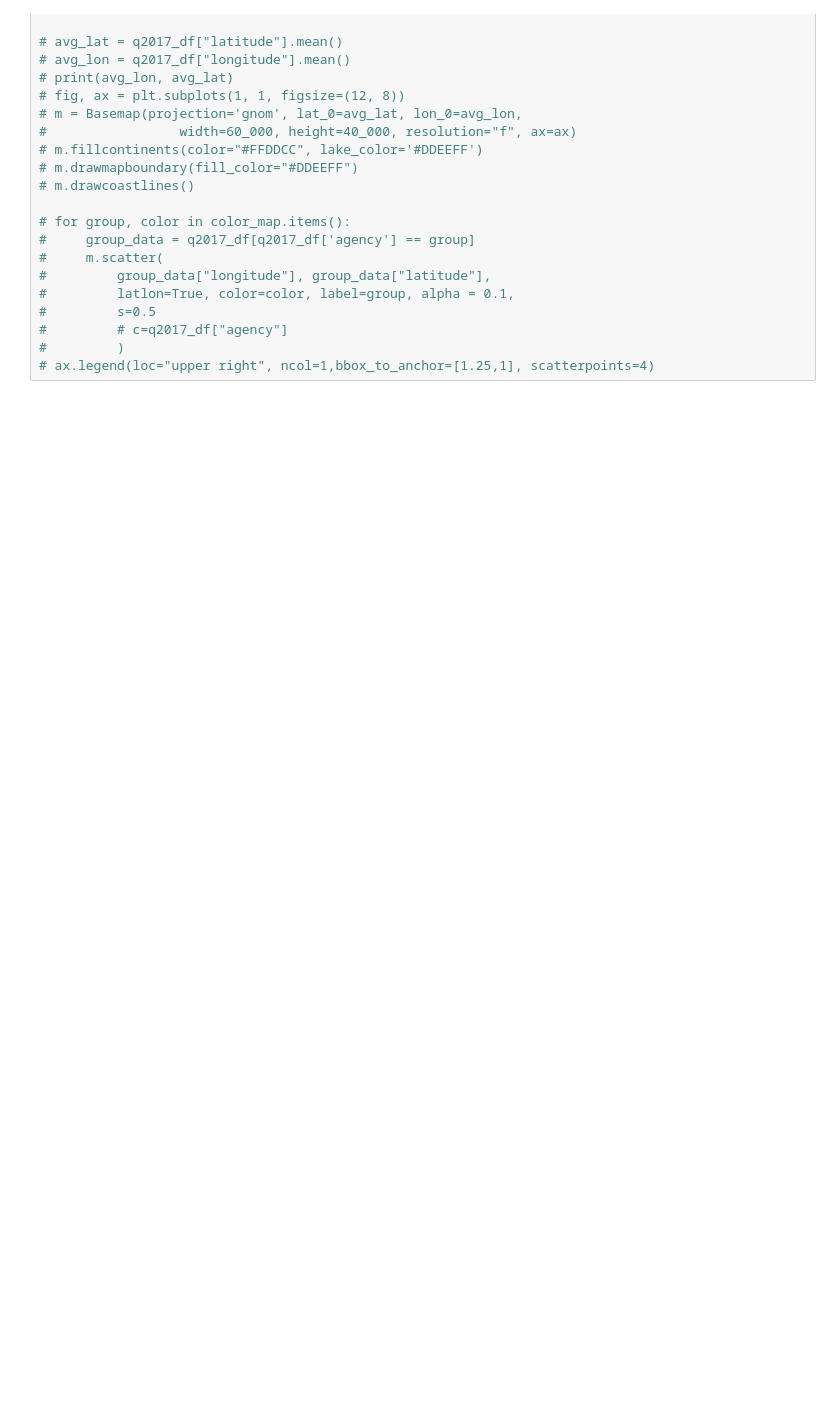
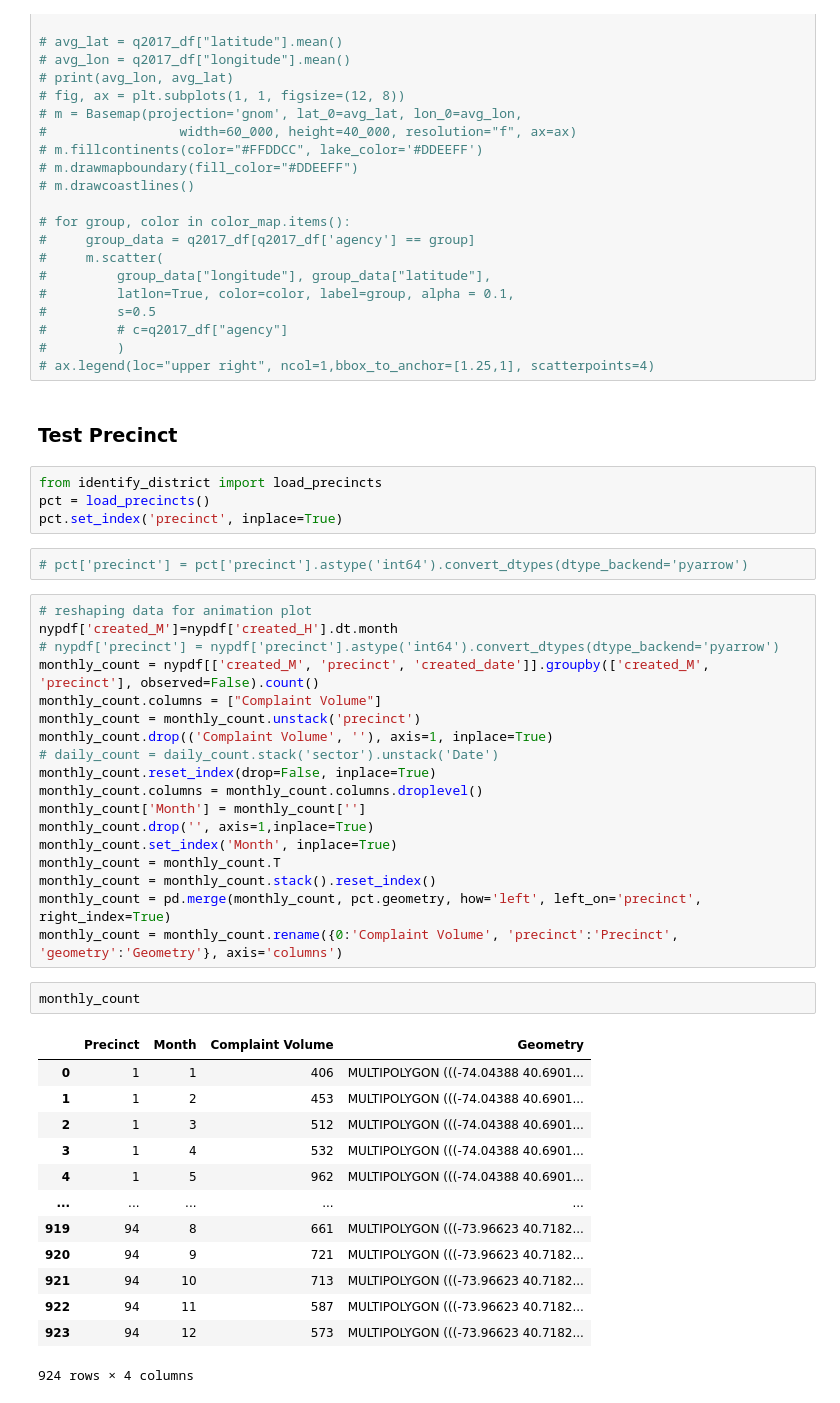
Before and after one commit to jamorr/Capstone, a Jupyter notebook: src/geo_analysis.ipynb, the cells around one changed output. Drawn from its saved outputs; the diff is of its cells as text; blank space fills up the shorter version.

Commit message:
added precinct animations

```diff
--- a/src/geo_analysis.ipynb
+++ b/src/geo_analysis.ipynb
@@ -250,3 +250,45 @@ fig = px.density_mapbox(nypdf, lat='latitude', lon='longitude', radius=1.5,
 #         # c=q2017_df["agency"]
 #         )
 # ax.legend(loc="upper right", ncol=1,bbox_to_anchor=[1.25,1], scatterpoints=4)
+# %% [markdown]
+### Test Precinct
+# %%
+from identify_district import load_precincts
+pct = load_precincts()
+pct.set_index('precinct', inplace=True)
+# %%
+# pct['precinct'] = pct['precinct'].astype('int64').convert_dtypes(dtype_backend='pyarrow')
+# %%
+# reshaping data for animation plot
+nypdf['created_M']=nypdf['created_H'].dt.month
+# nypdf['precinct'] = nypdf['precinct'].astype('int64').convert_dtypes(dtype_backend='pyarrow')
+monthly_count = nypdf[['created_M', 'precinct', 'created_date']].groupby(['created_M', 'precinct'], observed=False).count()
+monthly_count.columns = ["Complaint Volume"]
+monthly_count = monthly_count.unstack('precinct')
+monthly_count.drop(('Complaint Volume', ''), axis=1, inplace=True)
+# daily_count = daily_count.stack('sector').unstack('Date')
+monthly_count.reset_index(drop=False, inplace=True)
+monthly_count.columns = monthly_count.columns.droplevel()
+monthly_count['Month'] = monthly_count['']
+monthly_count.drop('', axis=1,inplace=True)
+monthly_count.set_index('Month', inplace=True)
+monthly_count = monthly_count.T
+monthly_count = monthly_count.stack().reset_index()
+monthly_count = pd.merge(monthly_count, pct.geometry, how='left', left_on='precinct', right_index=True)
+monthly_count = monthly_count.rename({0:'Complaint Volume', 'precinct':'Precinct', 'geometry':'Geometry'}, axis='columns')
+# %%
+monthly_count
+# %% [output]
+|  | Precinct | Month | Complaint Volume | Geometry |
+| 0 | 1 | 1 | 406 | MULTIPOLYGON (((-74.04388 40.6901... |
+| 1 | 1 | 2 | 453 | MULTIPOLYGON (((-74.04388 40.6901... |
+| 2 | 1 | 3 | 512 | MULTIPOLYGON (((-74.04388 40.6901... |
+| 3 | 1 | 4 | 532 | MULTIPOLYGON (((-74.04388 40.6901... |
+| 4 | 1 | 5 | 962 | MULTIPOLYGON (((-74.04388 40.6901... |
+| ... | ... | ... | ... | ... |
+| 919 | 94 | 8 | 661 | MULTIPOLYGON (((-73.96623 40.7182... |
+| 920 | 94 | 9 | 721 | MULTIPOLYGON (((-73.96623 40.7182... |
+| 921 | 94 | 10 | 713 | MULTIPOLYGON (((-73.96623 40.7182... |
+| 922 | 94 | 11 | 587 | MULTIPOLYGON (((-73.96623 40.7182... |
+| 923 | 94 | 12 | 573 | MULTIPOLYGON (((-73.96623 40.7182... |
+924 rows × 4 columns
```
Also changed, not shown: parts of 6 cells of this notebook, 3 other files.
